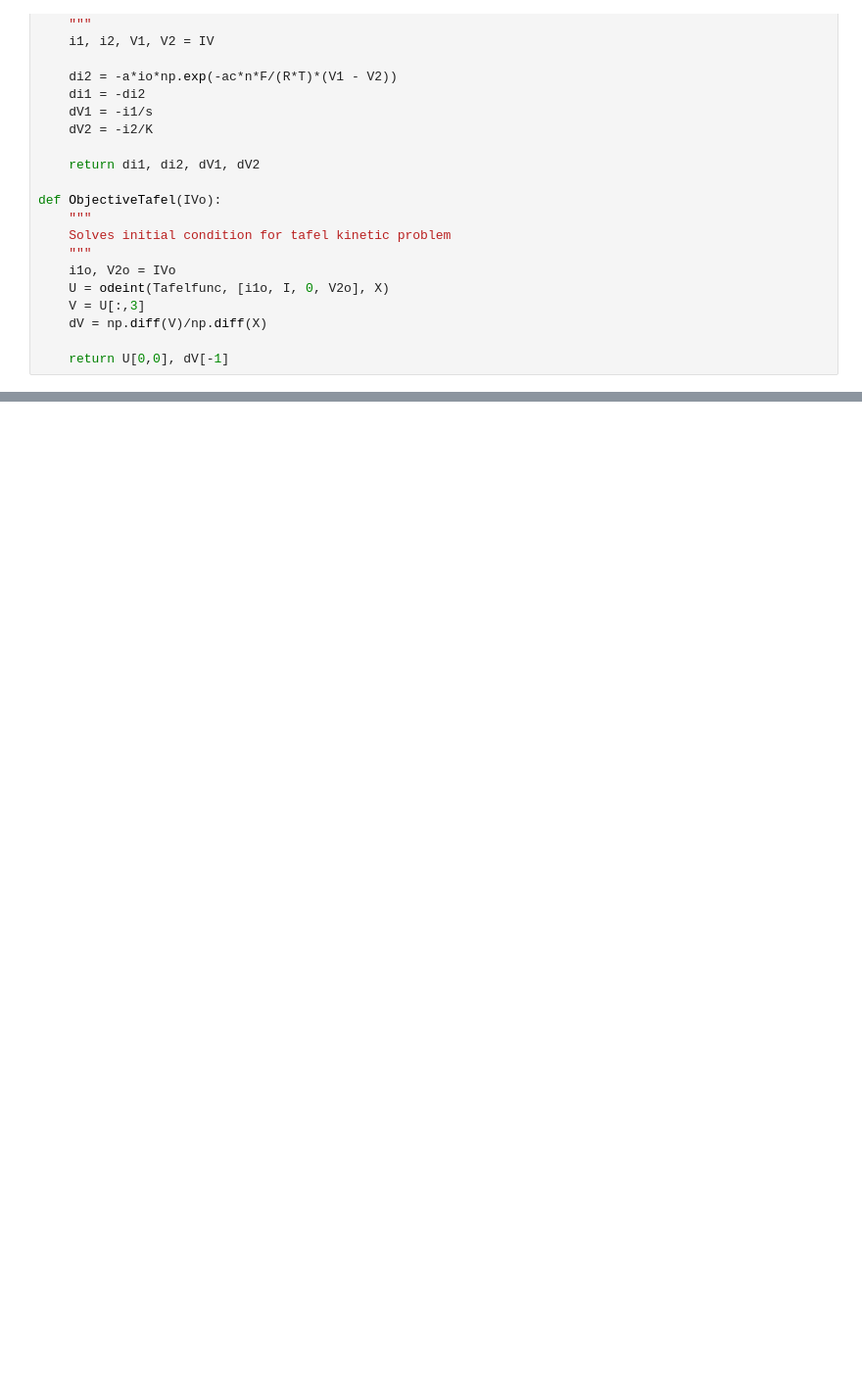
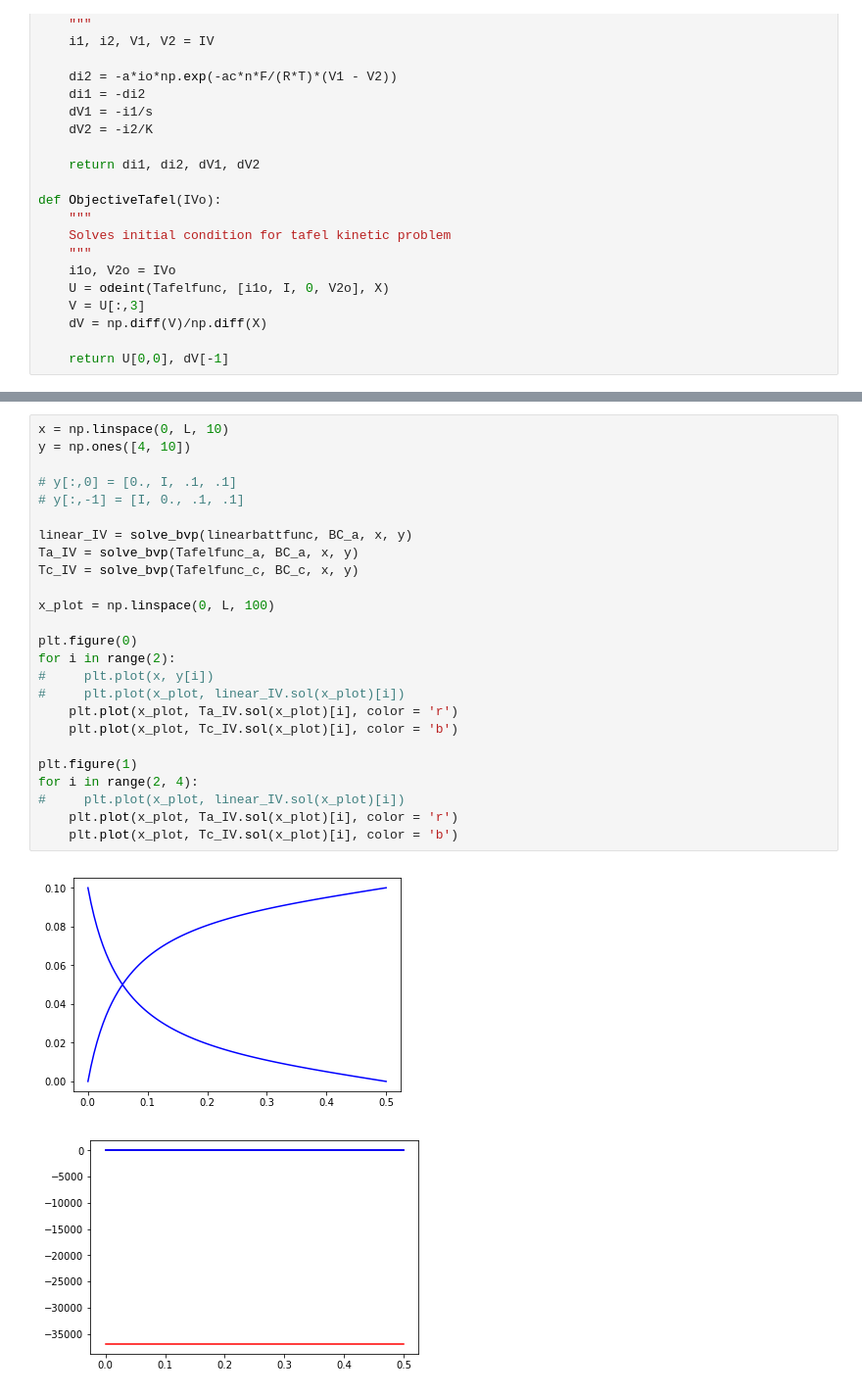
Before and after one commit to dalcox/batteries, a Jupyter notebook: Battery Modeling 1D Steady State.ipynb, the cells around one changed output, grey strips where cells are left out. Shown at 98% size. Saved outputs shown, nothing was run; the diff lists cells and outputs as text; blank space fills up the shorter version.

```diff
--- a/Battery Modeling 1D Steady State.ipynb
+++ b/Battery Modeling 1D Steady State.ipynb
@@ -197,0 +141,28 @@ def Tafelfunc(x, IV):
+# %%
+x = np.linspace(0, L, 10)
+y = np.ones([4, 10])
+
+# y[:,0] = [0., I, .1, .1]
+# y[:,-1] = [I, 0., .1, .1]
+
+linear_IV = solve_bvp(linearbattfunc, BC_a, x, y)
+Ta_IV = solve_bvp(Tafelfunc_a, BC_a, x, y)
+Tc_IV = solve_bvp(Tafelfunc_c, BC_c, x, y)
+
+x_plot = np.linspace(0, L, 100)
+
+plt.figure(0)
+for i in range(2):
+#     plt.plot(x, y[i])
+#     plt.plot(x_plot, linear_IV.sol(x_plot)[i])
+    plt.plot(x_plot, Ta_IV.sol(x_plot)[i], color = 'r')
+    plt.plot(x_plot, Tc_IV.sol(x_plot)[i], color = 'b')
+
+plt.figure(1)
+for i in range(2, 4):
+#     plt.plot(x_plot, linear_IV.sol(x_plot)[i])
+    plt.plot(x_plot, Ta_IV.sol(x_plot)[i], color = 'r')
+    plt.plot(x_plot, Tc_IV.sol(x_plot)[i], color = 'b')
+# %% [output]
+[figure, added]
+[figure, added]
```
Also changed, not shown: parts of 15 cells of this notebook, 4 other files.
